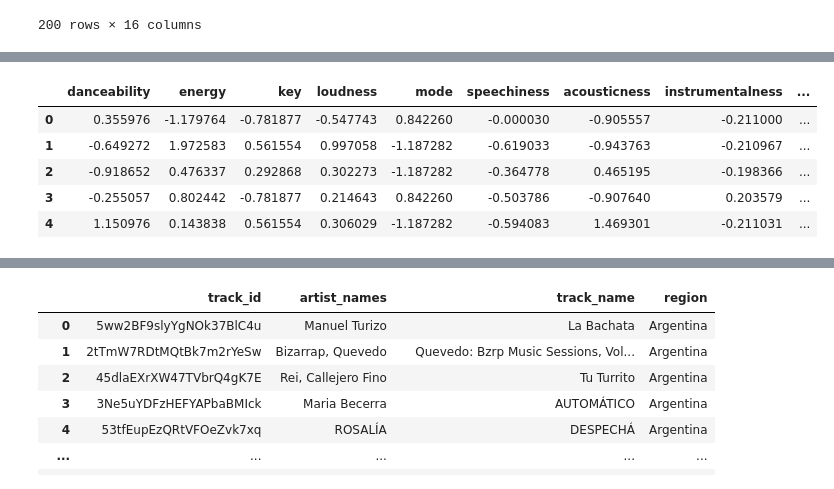
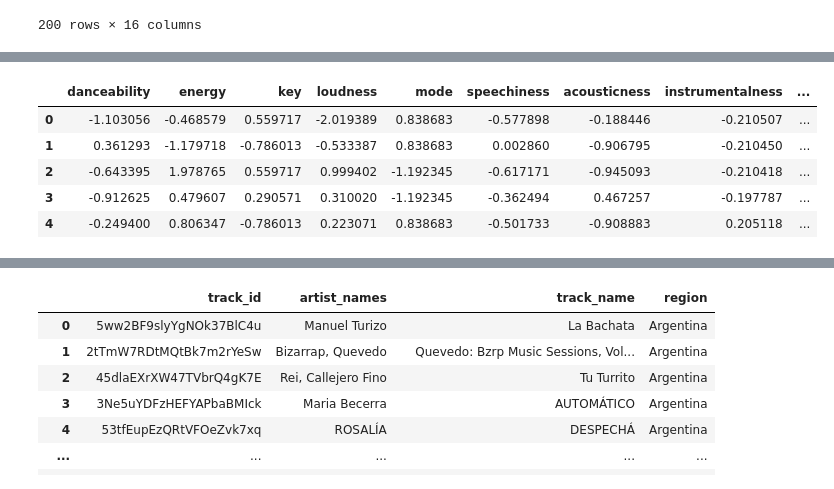
Before and after one commit to Flores-Kevin/rage-against-machine-learning, a Jupyter notebook: testing.ipynb, the cells around one changed output, grey strips where cells are left out. Cells and saved outputs as stored; diff of their text form; code cells hidden in the pictures.

```diff
--- a/testing.ipynb
+++ b/testing.ipynb
@@ -270,0 +269,4 @@ global_df
+# %%
+#creating df with input track features as row 0, and rest of chart tracks below
+chart_with_input_track = pd.concat([input_track_df,gloabl_info_df.loc[:]]).reset_index(drop=True)
+chart_with_input_track.head()
@@ -271,14 +280,14 @@ global_df
 # %%
 scaler = StandardScaler()
 # scaler = MinMaxScaler()
 
-chart_scaled = scaler.fit_transform(global_df.iloc[:, 3:15])
-chart_scaled_df = pd.DataFrame(chart_scaled, columns=global_df.iloc[:, 3:15].columns)
+chart_scaled = scaler.fit_transform(chart_with_input_track.iloc[:, 1:13])
+chart_scaled_df = pd.DataFrame(chart_scaled, columns=chart_with_input_track.iloc[:, 1:13].columns)
 chart_scaled_df.head()
 # %% [output]
 |  | danceability | energy | key | loudness | mode | speechiness | acousticness | instrumentalness | ... |
-| 0 | 0.355976 | -1.179764 | -0.781877 | -0.547743 | 0.842260 | -0.000030 | -0.905557 | -0.211000 | ... |
-| 1 | -0.649272 | 1.972583 | 0.561554 | 0.997058 | -1.187282 | -0.619033 | -0.943763 | -0.210967 | ... |
-| 2 | -0.918652 | 0.476337 | 0.292868 | 0.302273 | -1.187282 | -0.364778 | 0.465195 | -0.198366 | ... |
-| 3 | -0.255057 | 0.802442 | -0.781877 | 0.214643 | 0.842260 | -0.503786 | -0.907640 | 0.203579 | ... |
-| 4 | 1.150976 | 0.143838 | 0.561554 | 0.306029 | -1.187282 | -0.594083 | 1.469301 | -0.211031 | ... |
+| 0 | -1.103056 | -0.468579 | 0.559717 | -2.019389 | 0.838683 | -0.577898 | -0.188446 | -0.210507 | ... |
+| 1 | 0.361293 | -1.179718 | -0.786013 | -0.533387 | 0.838683 | 0.002860 | -0.906795 | -0.210450 | ... |
+| 2 | -0.643395 | 1.978765 | 0.559717 | 0.999402 | -1.192345 | -0.617171 | -0.945093 | -0.210418 | ... |
+| 3 | -0.912625 | 0.479607 | 0.290571 | 0.310020 | -1.192345 | -0.362494 | 0.467257 | -0.197787 | ... |
+| 4 | -0.249400 | 0.806347 | -0.786013 | 0.223071 | 0.838683 | -0.501733 | -0.908883 | 0.205118 | ... |
```
Also changed, not shown: parts of 10 cells of this notebook.
